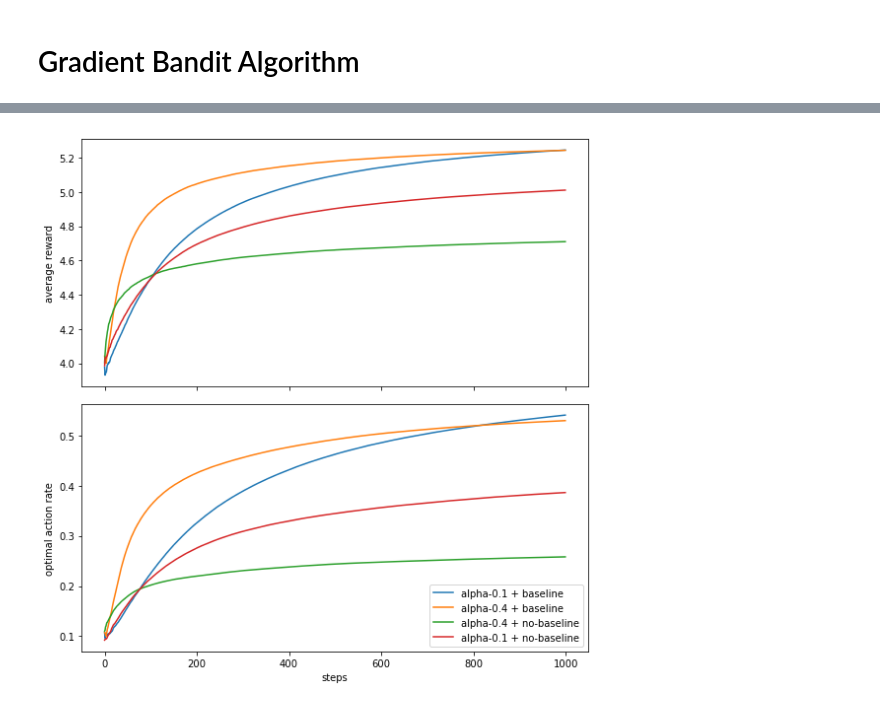
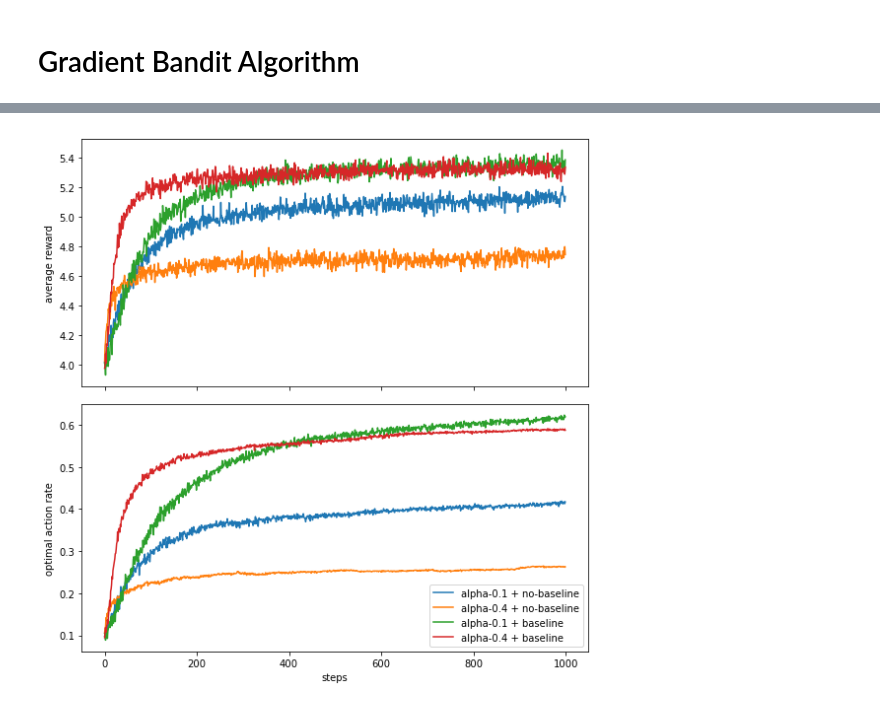
Before and after one commit to jz95/RLPractical, a Jupyter notebook: notebooks/Chapter2 Multi-Armed Bandits.ipynb, the cells around one changed output, grey strips where cells are left out. Saved outputs shown, nothing was run; the diff lists cells and outputs as text; code cells hidden in the pictures.

```diff
--- a/notebooks/Chapter2 Multi-Armed Bandits.ipynb
+++ b/notebooks/Chapter2 Multi-Armed Bandits.ipynb
@@ -230,8 +201,6 @@ def runOptimisticOrRealistic(n_timesteps, eps, isOptimistic):
 nRuns = 1000
 nTimeStep = 1000
 OptimisticStats = {}
-cumRewardMat = np.zeros((nRuns, nTimeStep))
-cumOptActRateMat = np.zeros((nRuns, nTimeStep))
 
 settings = {
     'eps-0 + optimistic': (0, True),
@@ -239,11 +208,11 @@ settings = {
 }
 
 for conf, params in tqdm_notebook(settings.items(), desc='loop over settings'):
-    cumRewardMat = np.zeros((nRuns, nTimeStep))
-    cumOptActRateMat = np.zeros((nRuns, nTimeStep))
+    rewardMat = np.zeros((nRuns, nTimeStep))
+    optActRateMat = np.zeros((nRuns, nTimeStep))
     for i in tqdm_notebook(range(nRuns), desc='repeat exps', leave=False):
-        cumRewardMat[i], cumOptActRateMat[i] = runOptimisticOrRealistic(nTimeStep, *params)
-    OptimisticStats[conf] = (cumRewardMat.mean(axis=0), cumOptActRateMat.mean(axis=0))
+        rewardMat[i], optActRateMat[i] = runOptimisticOrRealistic(nTimeStep, *params)
+    OptimisticStats[conf] = (rewardMat.mean(axis=0), optActRateMat.mean(axis=0))
 
 draw(OptimisticStats)
 # %% [output]
@@ -268,16 +237,11 @@ def runUCB(n_timesteps, isUCB):
         agent.get_reward(Rt)
         agent.update()
 
-    cum_rewards = getCumAvgRewards(agent.rewards)
-    optimal_action_rate = getCumOptActRate(agent.actions, np.argmax(means))
-
-    return cum_rewards, optimal_action_rate
+    return np.array(agent.rewards), np.array(agent.actions) == np.argmax(means)
 # %%
 nRuns = 1000
 nTimeStep = 1000
 UCBStats = {}
-cumRewardMat = np.zeros((nRuns, nTimeStep))
-cumOptActRateMat = np.zeros((nRuns, nTimeStep))
 
 settings = {
     'UCB c=2': True,
@@ -285,11 +249,11 @@ settings = {
 }
 
 for conf, isUCB in tqdm_notebook(settings.items(), desc='loop over settings'):
-    cumRewardMat = np.zeros((nRuns, nTimeStep))
-    cumOptActRateMat = np.zeros((nRuns, nTimeStep))
+    rewardMat = np.zeros((nRuns, nTimeStep))
+    optActRateMat = np.zeros((nRuns, nTimeStep))
     for i in tqdm_notebook(range(nRuns), desc='repeat exps', leave=False):
-        cumRewardMat[i], cumOptActRateMat[i] = runUCB(nTimeStep, isUCB)
-    UCBStats[conf] = (cumRewardMat.mean(axis=0), cumOptActRateMat.mean(axis=0))
+        rewardMat[i], optActRateMat[i] = runUCB(nTimeStep, isUCB)
+    UCBStats[conf] = (rewardMat.mean(axis=0), optActRateMat.mean(axis=0))
 
 draw(UCBStats)
 # %% [output]
@@ -313,33 +277,30 @@ def runGB(n_timesteps, alpha, baseline):
         agent.get_reward(Rt)
         agent.update()
 
-    cum_rewards = getCumAvgRewards(agent.rewards)
-    optimal_action_rate = getCumOptActRate(agent.actions, np.argmax(means))
-
-    return cum_rewards, optimal_action_rate
+    return np.array(agent.rewards), np.array(agent.actions) == np.argmax(means)
 # %%
 nRuns = 1000
 nTimeStep = 1000
 gradientMethodStatics = {}
 settings = {
     'alpha-0.1 + baseline': (0.1, True),
     'alpha-0.1 + no-baseline': (0.1, False),
     'alpha-0.4 + baseline': (0.4, True),
     'alpha-0.4 + no-baseline': (0.4, False),
 }
 
 for conf, params in tqdm_notebook(settings.items(), desc='loop over settings'):
-    cumRewardMat = np.zeros((nRuns, nTimeStep))
-    cumOptActRateMat = np.zeros((nRuns, nTimeStep))
+    rewardMat = np.zeros((nRuns, nTimeStep))
+    optActRateMat = np.zeros((nRuns, nTimeStep))
     for i in tqdm_notebook(range(nRuns), desc='repeat expriment', leave=False):
-        cumRewardMat[i], cumOptActRateMat[i] = runGB(nTimeStep, *params)
-    gradientMethodStatics[conf] = (cumRewardMat.mean(axis=0), cumOptActRateMat.mean(axis=0))
+        rewardMat[i], optActRateMat[i] = runGB(nTimeStep, *params)
+    gradientMethodStatics[conf] = (rewardMat.mean(axis=0), optActRateMat.mean(axis=0))
 
 draw(gradientMethodStatics)
 # %% [output]
 [interactive output not drawn]
 [interactive output not drawn]
 [interactive output not drawn]
 [interactive output not drawn]
 [interactive output not drawn]
-[figure, old version]
+[figure, new version]
```
Also changed, not shown: parts of 10 cells of this notebook, 4 other files.
